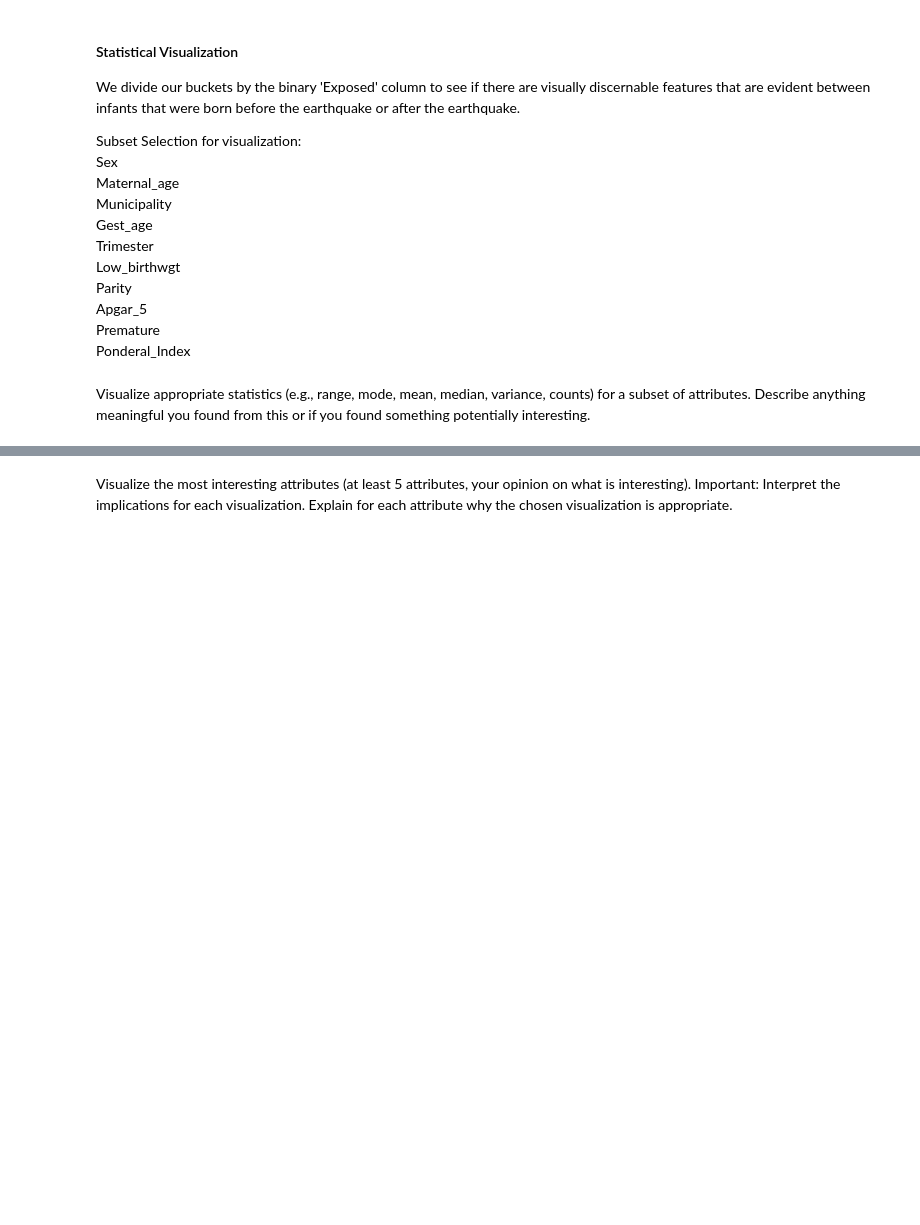
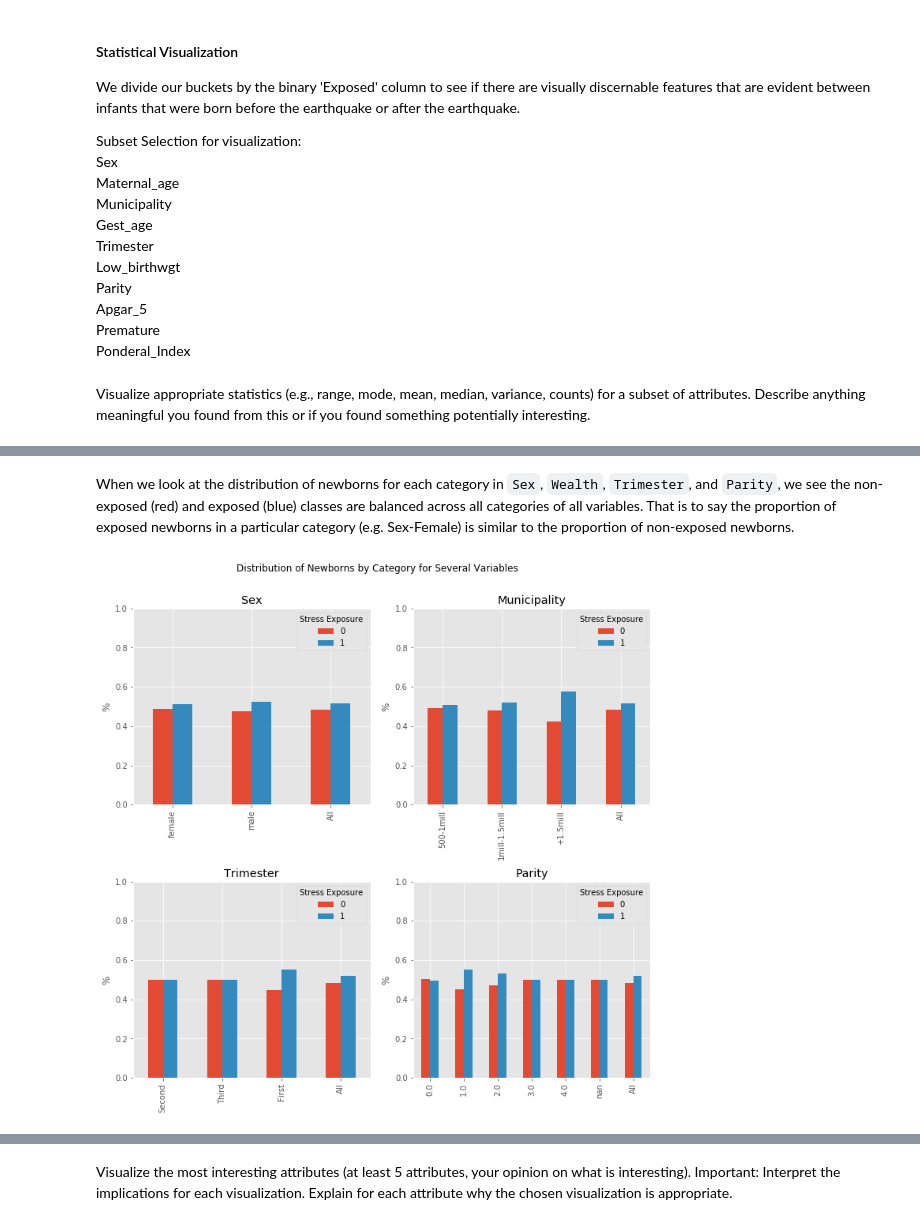
Before and after one commit to ShonTM/DataMiningProject1, a Jupyter notebook: MSDS Data Mining Project 1.ipynb, the cells around one changed output, grey strips where cells are left out. Drawn from its saved outputs; the diff is of its cells as text; code cells hidden in the pictures; blank space fills up the shorter version.

Commit message:
Added subplots and some commentary.  Found some NaNs

```diff
--- a/MSDS Data Mining Project 1.ipynb
+++ b/MSDS Data Mining Project 1.ipynb
@@ -6,4 +6,7 @@ import pandas as pd
 import numpy as np
 import seaborn as sns
 import matplotlib.pyplot as plt
+
+%matplotlib inline
+plt.style.use('ggplot')
 # %% [markdown]
@@ -266,3 +176,28 @@ df.groupby(by='Exposed').agg(np.mean).drop(['Day', 'Month', 'Year'], axis=1).tra
 | Gest_age | 38.822482 | 38.784834 |
 | Maternal_age | 27.573245 | 28.088152 |
 | Ponderal_index | 2.698254 | 2.758609 |
+# %% [markdown]
+When we look at the distribution of newborns for each category in `Sex`, `Wealth`, `Trimester`, and `Parity`, we see the non-exposed (red) and exposed (blue) classes are balanced across all categories of all variables.  That is to say the proportion of exposed newborns in a particular category (e.g. Sex-Female) is similar to the proportion of non-exposed newborns.
+# %%
+#create 4 subplots
+fig, ax = plt.subplots(nrows=2, ncols=2, figsize=(10,10))
+plt.suptitle('Distribution of Newborns by Category for Several Variables')
+
+#plot each cross tabulation (% is relative to total newborns in a variable category)
+independent_features = ['Sex', 'Municipality', 'Trimester', 'Parity']
+for idx in range(len(independent_features)):
+    row = int(idx / 2)
+    col = int(idx % 2)
+    pd.crosstab(index=df[independent_features[idx]],columns=df['Exposed'],
+                colnames=['Stress Exposure'], margins=True, normalize='index') \
+                .plot(kind='bar', ylim=(0,1.0), ax=ax[row,col])
+    ax[row,col].set_ylabel('%')
+    ax[row,col].set_title(independent_features[idx])
+    ax[row,col].set_xlabel('')
+
+#adjust tight_layout to avoid title clipping
+fig.tight_layout(rect=[0, 0, 1, .94])
+
+plt.show()
+# %% [output]
+[figure, added]
```
Also changed, not shown: parts of 10 cells of this notebook.
